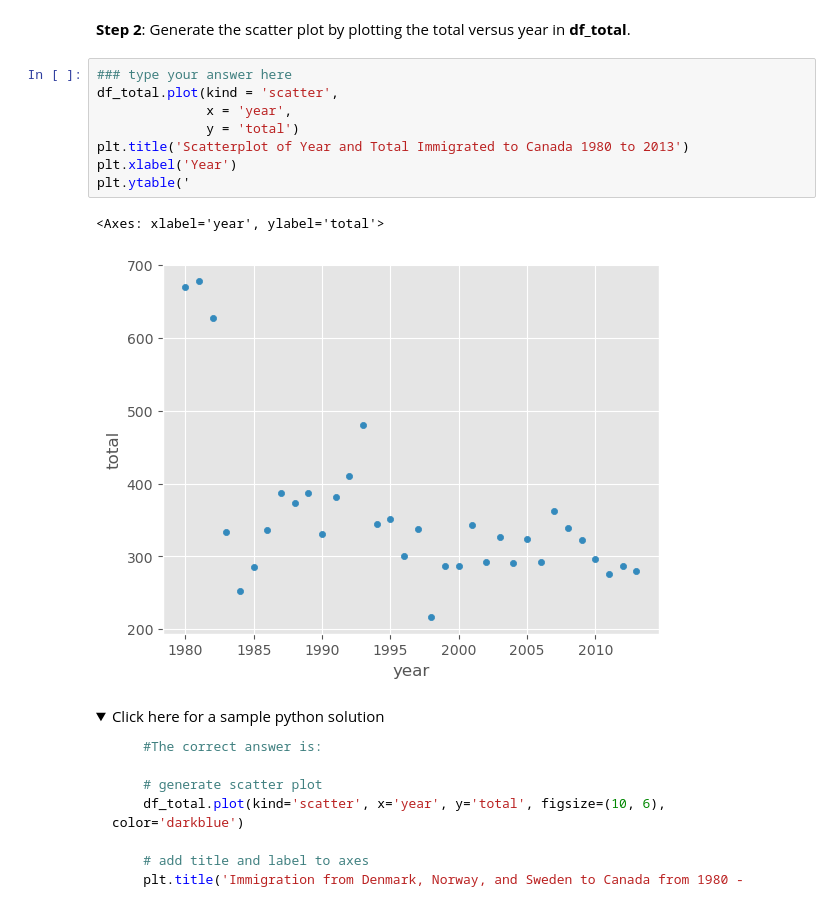
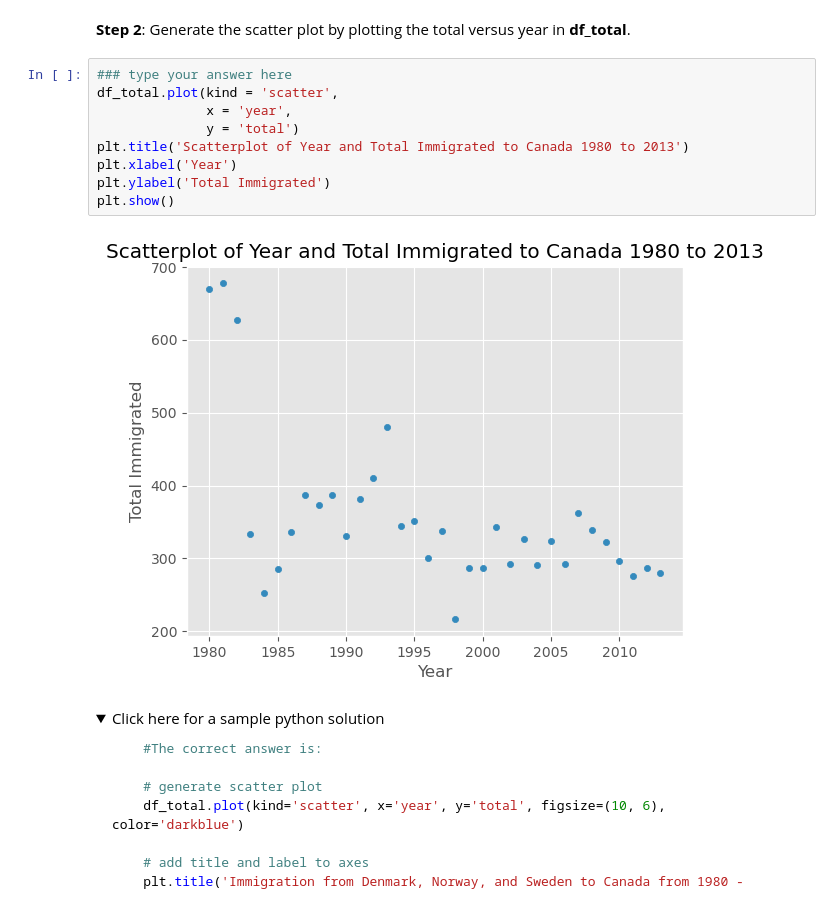
Before and after one commit to dompez/Coursera-Data-Visualization-with-Python, a Jupyter notebook: 4)Exercise-Pie-Charts-Box-Plots-Scatter-Plots-and-Bubble-Plots.ipynb, the cells around one changed output. Saved outputs shown, nothing was run; the diff lists cells and outputs as text; folded sections open.

```diff
--- a/4)Exercise-Pie-Charts-Box-Plots-Scatter-Plots-and-Bubble-Plots.ipynb
+++ b/4)Exercise-Pie-Charts-Box-Plots-Scatter-Plots-and-Bubble-Plots.ipynb
@@ -798,14 +798,14 @@ df_total.head()
 # %%
 ### type your answer here
 df_total.plot(kind = 'scatter',
               x = 'year',
               y = 'total')
 plt.title('Scatterplot of Year and Total Immigrated to Canada 1980 to 2013')
 plt.xlabel('Year')
-plt.ytable('
+plt.ylabel('Total Immigrated')
+plt.show()
 # %% [output]
-<Axes: xlabel='year', ylabel='total'>
-[figure, old version]
+[figure, new version]
 # %% [markdown]
 <details><summary>Click here for a sample python solution</summary>
 
```
Also changed, not shown: 1 other file.
